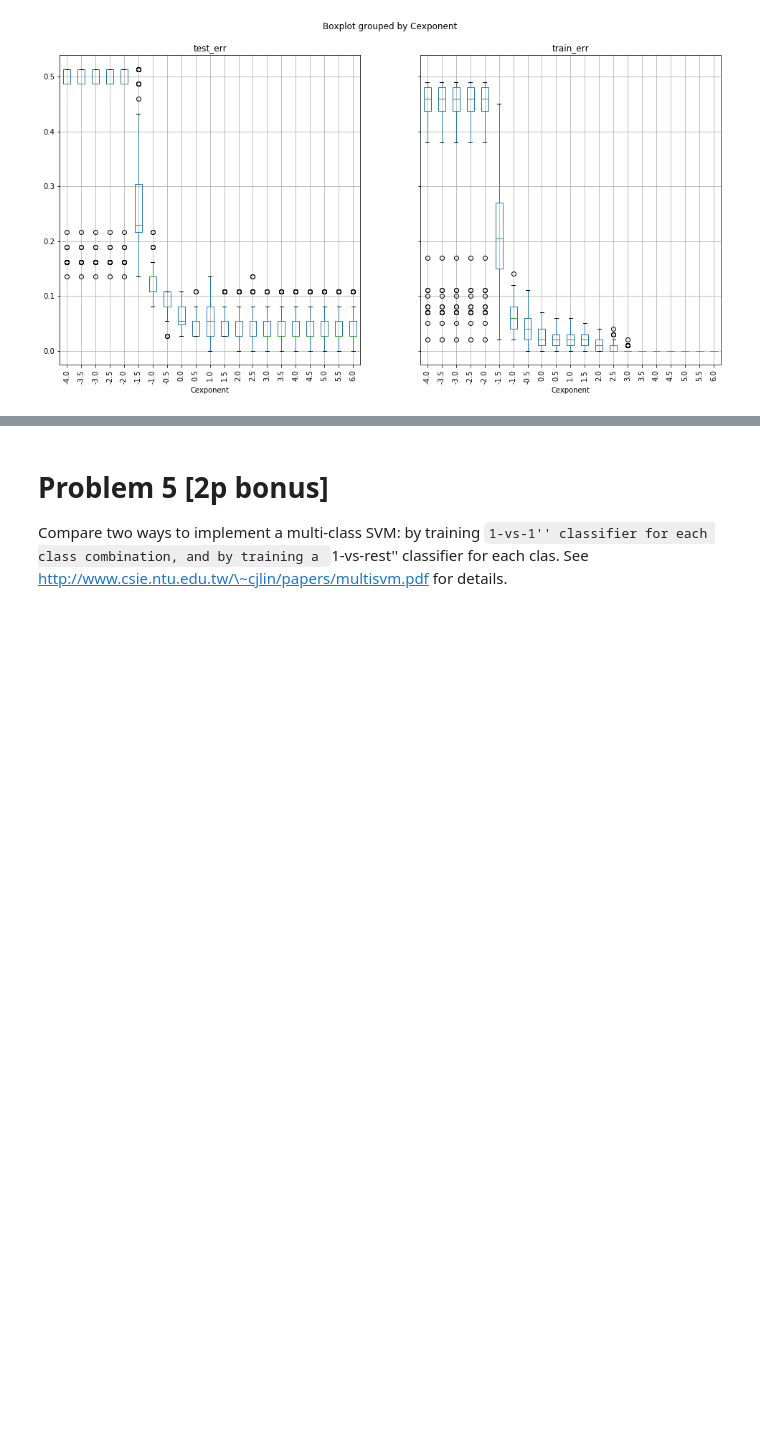
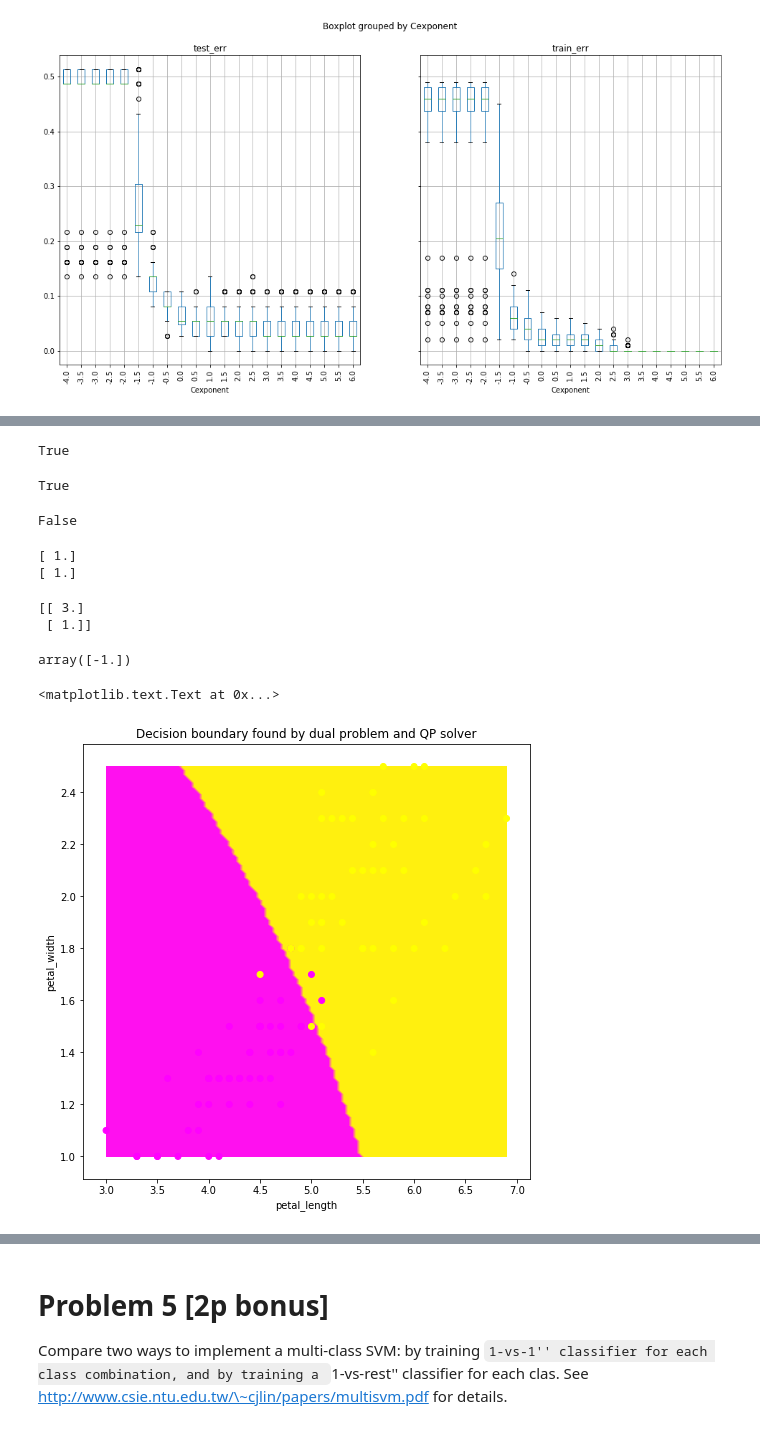
Before and after one commit to swistak35/nn_assignments, a Jupyter notebook: assignment6/assignment_6.ipynb, the cells around one changed output, grey strips where cells are left out. Drawn from its saved outputs; the diff is of its cells as text; code cells hidden in the pictures; blank space fills up the shorter version.

```diff
--- a/assignment6/assignment_6.ipynb
+++ b/assignment6/assignment_6.ipynb
@@ -490,0 +545,9 @@ b -14.4148592946 blibsvm [-14.41486828]
+# %%
+from sklearn import metrics
+
+ret3, _W3, b3, support_3, support_vectors_3, dual_coef_3 = nonlinear_svm(IrisX2F, IrisY, C = 1.0, kernel_f = kernel_rbf)
+
+svm_model_rbf = svm.SVC(kernel='rbf', C = 1.0, gamma = 0.5)
+svm_model_rbf.fit(IrisX2F.T, IrisY.ravel())
+
+print 'b', b3, 'blibsvm', svm_model_rbf.intercept_
@@ -490,0 +567,59 @@ b -14.4148592946 blibsvm [-14.41486828]
+# %%
+#display(support_)
+#display(svm_model_rbf.support_)
+
+display(np.all(support_ == svm_model_rbf.support_))
+
+# display(support_vectors_)
+# display(svm_model_rbf.support_vectors_)
+
+display(np.all(support_vectors_ == svm_model_rbf.support_vectors_))
+
+#display(np.hstack((dual_coef_.T, svm_model_rbf.dual_coef_.T)))
+#display(dual_coef_.T - svm_model_rbf.dual_coef_.T)
+
+display(np.all(dual_coef_ == svm_model_rbf.dual_coef_))
+# %% [output]
+True
+True
+False
+# %%
+v = np.array([4.0, 1.5])
+v = np.array([6.0, 1.5])
+v = np.array([1.5, 4.0])
+v = np.array([1.5, 6.0])
+print(predict(support_vectors_3, dual_coef_3, b3, v))
+print(predict(svm_model_rbf.support_vectors_, svm_model_rbf.dual_coef_, svm_model.intercept_, v))
+# %% [output]
+[ 1.]
+[ 1.]
+# %%
+i = 0
+print(IrisXGrid.T[i].reshape(-1, 1))
+predict(svm_model_rbf.support_vectors_, svm_model_rbf.dual_coef_, svm_model.intercept_, IrisXGrid.T[i].reshape(1, -1), kernel_f = kernel_rbf)
+# %% [output]
+[[ 3.]
+ [ 1.]]
+array([-1.])
+# %%
+pylab.rcParams['figure.figsize'] = (8, 8)
+
+petal_lengths, petal_widths = np.meshgrid(np.linspace(IrisX2F[0,:].min(), IrisX2F[0,:].max(), 100),
+                                          np.linspace(IrisX2F[1,:].min(), IrisX2F[1,:].max(), 100))
+
+IrisXGrid = np.vstack([petal_lengths.ravel(), petal_widths.ravel()])
+predictions_Grid = np.zeros((IrisXGrid.shape[1], 1))
+for i in range(predictions_Grid.shape[0]):
+    predictions_Grid[i] = predict(support_vectors_3, dual_coef_3, b3, IrisXGrid.T[i].reshape(1, -1), kernel_f = kernel_rbf)
+#     predictions_Grid[i] = predict(svm_model_rbf.support_vectors_, svm_model_rbf.dual_coef_, svm_model.intercept_, IrisXGrid.T[i].reshape(1, -1), kernel_f = kernel_rbf)
+#predictions_Grid = svm_model_rbf.predict(IrisXGrid.T)
+
+contourf(petal_lengths, petal_widths, predictions_Grid.reshape(petal_lengths.shape), cmap='spring')
+scatter(IrisX2F[0,:], IrisX2F[1,:], c=IrisY.ravel(), cmap='spring')
+
+xlabel('petal_length')
+ylabel('petal_width')
+title('Decision boundary found by dual problem and QP solver')
+# %% [output]
+<matplotlib.text.Text at 0x...>
+[figure, added]
```
Also changed, not shown: parts of 6 cells of this notebook.
